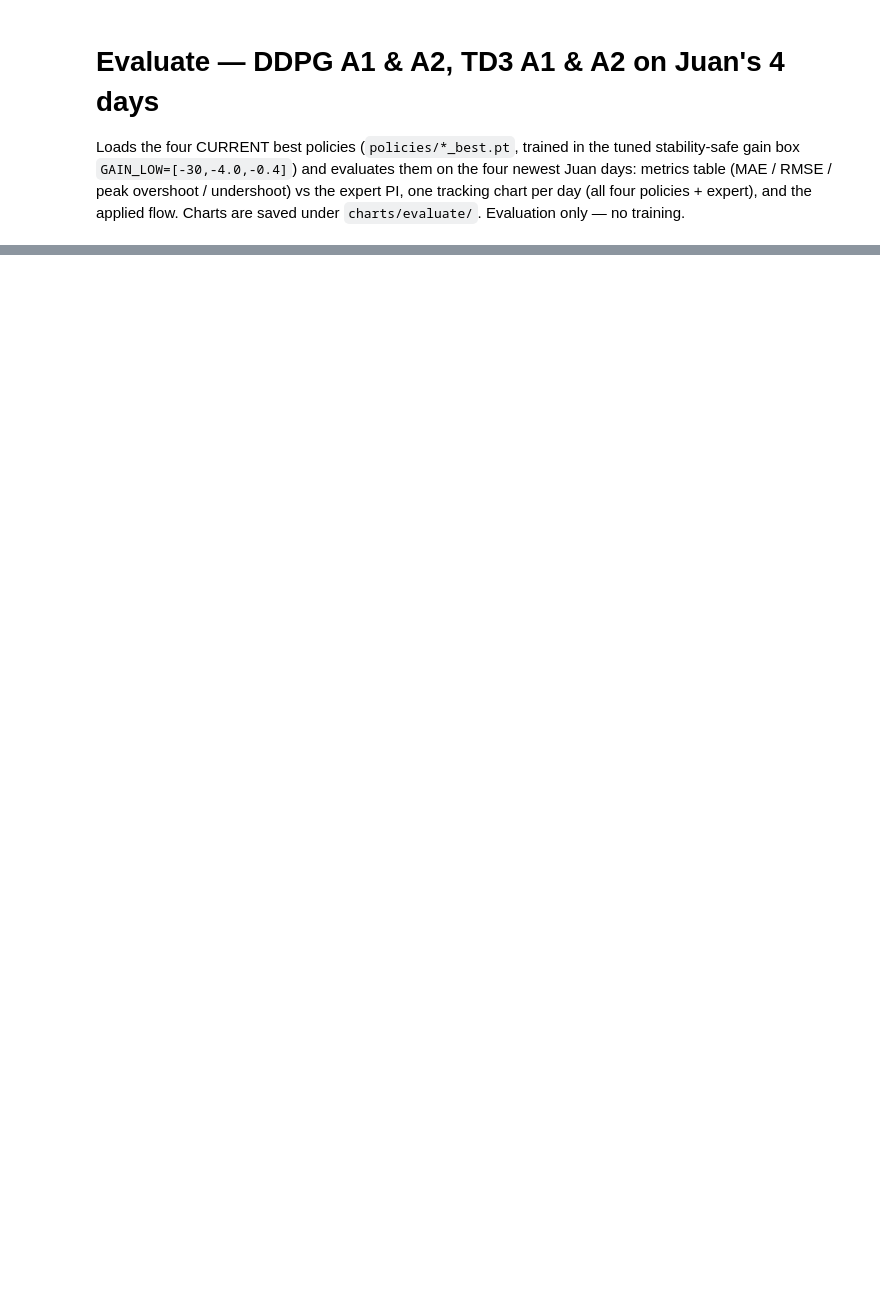
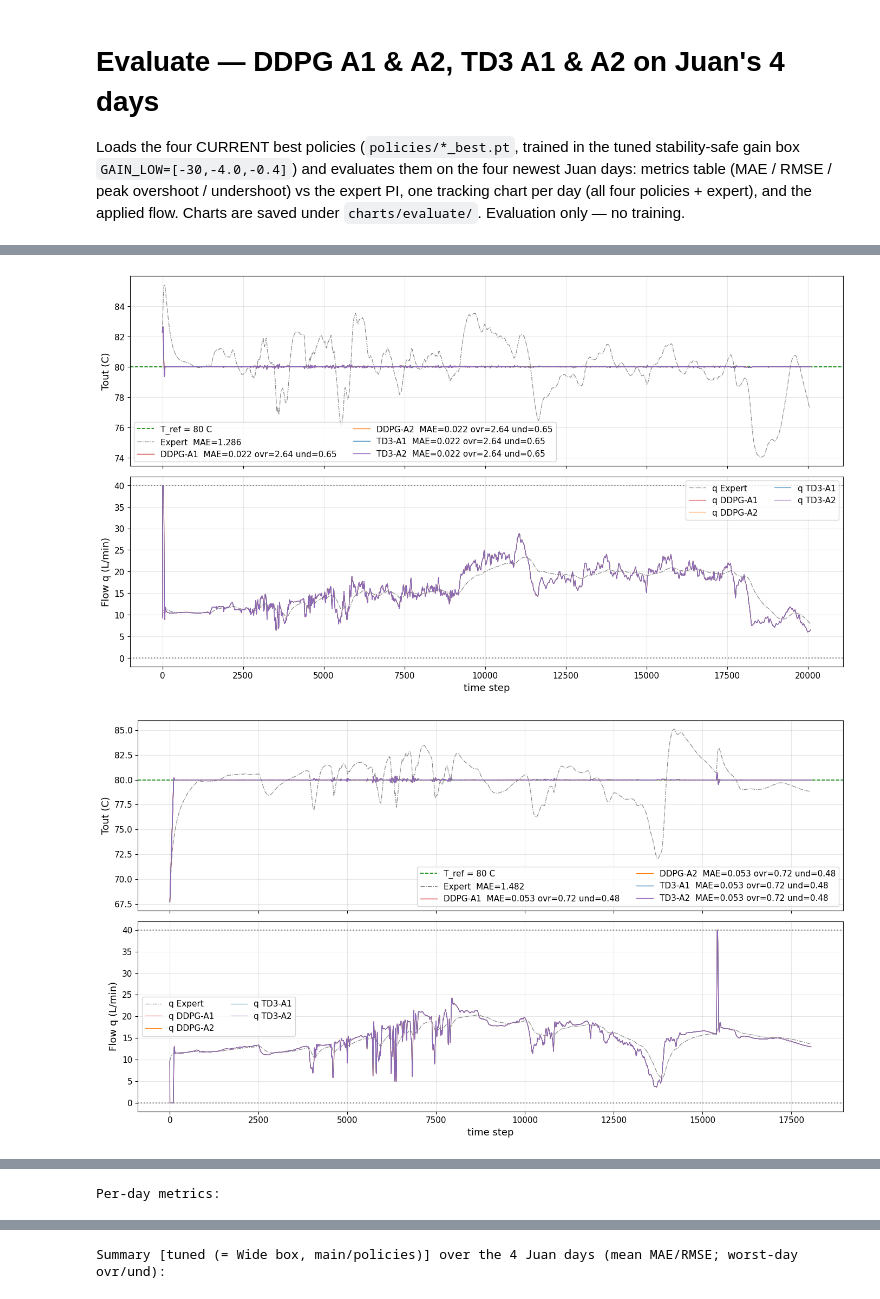
Before and after one commit to stallyargha97/SCF_Research_RL_Imperial, a Jupyter notebook: Online ActorCritic Finetune/Evaluate_TunedBox_Policies.ipynb, the cells around one changed output, grey strips where cells are left out. Drawn from its saved outputs; the diff is of its cells as text; code cells hidden in the pictures; blank space fills up the shorter version.

```diff
--- a/Online ActorCritic Finetune/Evaluate_TunedBox_Policies.ipynb
+++ b/Online ActorCritic Finetune/Evaluate_TunedBox_Policies.ipynb
@@ -79,14 +79,21 @@ elif BOX_CANDIDATE is not None:
     BOXES = {'DDPG-A1': (TUNED_LOW, GAIN_HIGH_FIXED), 'DDPG-A2': (TUNED_LOW, GAIN_HIGH_FIXED),
              'TD3-A1':  (TUNED_LOW, GAIN_HIGH_FIXED), 'TD3-A2':  (box_low,   GAIN_HIGH_FIXED)}
 else:
-    GEN = 'tuned'; SUFFIX = ''
+    # NOTE: the original 'tuned' checkpoints (ddpg_online_ac_approach*_best.pt,
+    # TUNED_LOW box) no longer exist anywhere in the repo. Substituted with the
+    # Wide-box policies from main/policies/, which are the report's actual
+    # final/recommended policy set (Table 7's Wide box row) -- not a guess,
+    # the real adopted checkpoints, just referenced under their current path
+    # and box bounds instead of the orphaned 'tuned' naming.
+    GEN = 'tuned (= Wide box, main/policies)'; SUFFIX = ''
+    WIDE_LOW = np.array([-15.0, -1.5625, -0.525], dtype=np.float32)
     POLICIES = {
-        'DDPG-A1': 'ddpg_online_ac_approach1_best.pt',
-        'DDPG-A2': 'ddpg_online_ac_approach2_best.pt',
-        'TD3-A1':  'td3_online_ac_approach1_best.pt',
-        'TD3-A2':  'td3_online_ac_approach2_best.pt',
+        'DDPG-A1': os.path.join('..', 'main', 'policies', 'Best_DDPG_1_WideBoxPolicy.pt'),
+        'DDPG-A2': os.path.join('..', 'main', 'policies', 'Best_DDPG_2_WideBoxPolicy.pt'),
+        'TD3-A1':  os.path.join('..', 'main', 'policies', 'Best_TD3_1_WideBoxPolicy.pt'),
+        'TD3-A2':  os.path.join('..', 'main', 'policies', 'Best_TD3_2_WideBoxPolicy.pt'),
     }
-    BOXES = {tag: (TUNED_LOW, GAIN_HIGH_FIXED) for tag in POLICIES}
+    BOXES = {tag: (WIDE_LOW, GAIN_HIGH_FIXED) for tag in POLICIES}
 
 cfg.GAIN_LOW, cfg.GAIN_HIGH = next(iter(BOXES.values()))  # placeholder; set per-actor at each rollout call
 
@@ -153,33 +171,36 @@ for d in days:
         rows.append(dict(day=d['name'][:11], policy=tag, MAE=m, RMSE=rm,
                          ovr=peak_overshoot(T, tr), und=undershoot_metric(T, tr)))
 
     # chart: Tout (top, all policies + expert) and applied flow q (bottom)
     t = np.arange(len(Te))
     fig, ax = plt.subplots(2, 1, figsize=(14, 8), sharex=True)
     ax[0].axhline(tr, ls='--', c='green', lw=1.2, label=f'T_ref = {tr:.0f} C')
     ax[0].plot(t, Te, c='#888888', ls='-.', lw=0.9, label=f'Expert  MAE={rows[-5]["MAE"]:.3f}')
     for tag in POLICIES:
         mt = [r for r in rows if r['day'] == d['name'][:11] and r['policy'] == tag][0]
         ax[0].plot(np.arange(len(Ts[tag])), Ts[tag], c=COLORS[tag], lw=1.0,
                    label=f"{tag}  MAE={mt['MAE']:.3f} ovr={mt['ovr']:.2f} und={mt['und']:.2f}")
-    ax[0].set_ylabel('Tout (C)'); ax[0].grid(alpha=.3); ax[0].legend(fontsize=8, ncol=2)
+    ax[0].set_ylabel('Tout (C)', fontsize=13); ax[0].tick_params(axis='both', labelsize=11); ax[0].grid(alpha=.3); ax[0].legend(fontsize=11, ncol=2)
     ax[1].plot(t, Qe, c='#888888', ls='-.', lw=0.9, label='q Expert')
     for tag in POLICIES:
         ax[1].plot(np.arange(len(Qs[tag])), Qs[tag], c=COLORS[tag], lw=0.8, label=f'q {tag}')
     ax[1].axhline(Q_MIN, color='gray', ls=':'); ax[1].axhline(Q_MAX, color='gray', ls=':')
-    ax[1].set_ylabel('Flow q (L/min)'); ax[1].set_xlabel('time step'); ax[1].grid(alpha=.3)
-    ax[1].legend(fontsize=8, ncol=2)
+    ax[1].set_ylabel('Flow q (L/min)', fontsize=13); ax[1].set_xlabel('time step', fontsize=13); ax[1].tick_params(axis='both', labelsize=11); ax[1].grid(alpha=.3)
+    ax[1].legend(fontsize=11, ncol=2)
     fig.tight_layout()
     fig.savefig(os.path.join(EV_DIR, f"evaluate_day_{d['name'][:11]}{SUFFIX}.png"),
                 dpi=140, bbox_inches='tight')
     plt.show(); plt.close(fig)
 
 df = pd.DataFrame(rows)
 print('Per-day metrics:')
 display(df.round(3))
 summ = df.groupby('policy').agg(MAE=('MAE', 'mean'), RMSE=('RMSE', 'mean'),
                                 ovr_worst=('ovr', 'max'), und_worst=('und', 'max'))
 summ = summ.loc[['Expert', 'DDPG-A1', 'DDPG-A2', 'TD3-A1', 'TD3-A2']]
 print(f'Summary [{GEN}] over the 4 Juan days (mean MAE/RMSE; worst-day ovr/und):')
 display(summ.round(3))
 df.to_csv(os.path.join(EV_DIR, f'evaluate_juan_days{SUFFIX}.csv'), index=False)
+# %% [output]
+[figure, added]
+[figure, added]
@@ -185,0 +209 @@ df.to_csv(os.path.join(EV_DIR, f'evaluate_juan_days{SUFFIX}.csv'), index=False)
+Per-day metrics:
@@ -185,0 +227 @@ df.to_csv(os.path.join(EV_DIR, f'evaluate_juan_days{SUFFIX}.csv'), index=False)
+Summary [tuned (= Wide box, main/policies)] over the 4 Juan days (mean MAE/RMSE; worst-day ovr/und):
```
Also changed, not shown: parts of 5 cells of this notebook, 54 other files.
